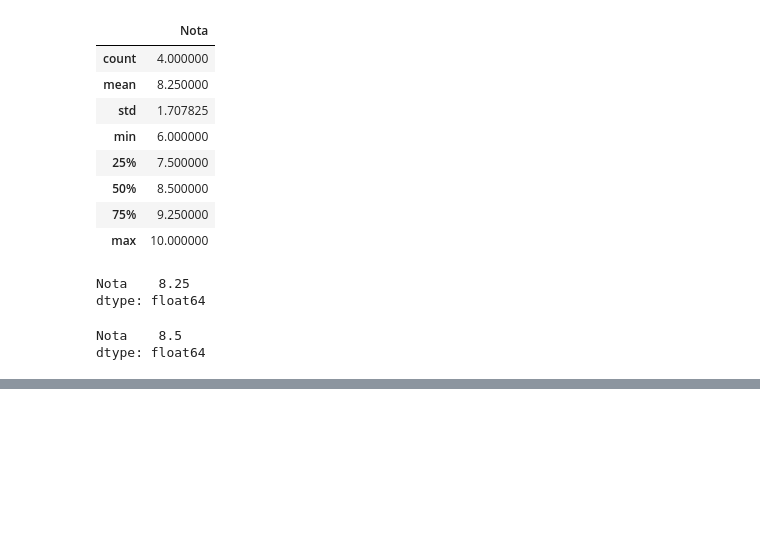
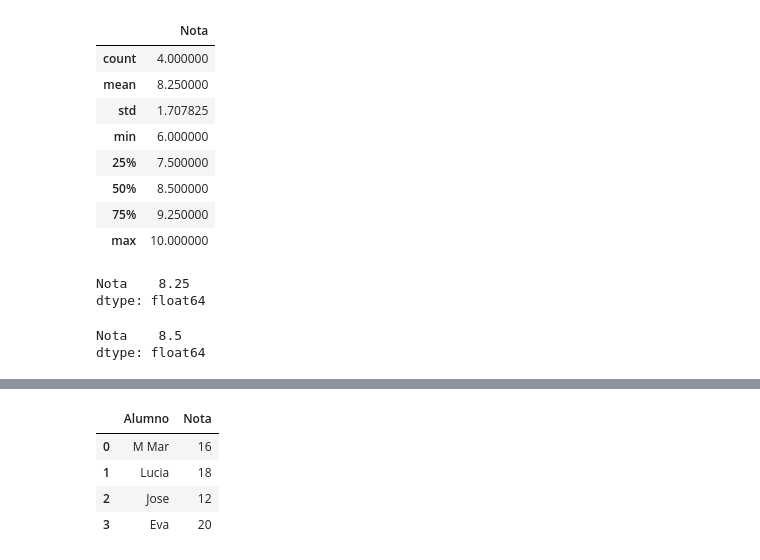
Before and after one commit to josecodetech/pandas, a Jupyter notebook: pandas.ipynb, the cells around one changed output, grey strips where cells are left out. Saved outputs shown, nothing was run; the diff lists cells and outputs as text; code cells hidden in the pictures; blank space fills up the shorter version.

```diff
--- a/pandas.ipynb
+++ b/pandas.ipynb
@@ -439,0 +442,2 @@ dtype: float64
+# %%
+multiplica_por_dos=lambda x: x*2
@@ -439,0 +452,10 @@ dtype: float64
+# %%
+df['Nota']=df['Nota'].apply(multiplica_por_dos)
+# %%
+df
+# %% [output]
+|  | Alumno | Nota |
+| 0 | M Mar | 16 |
+| 1 | Lucia | 18 |
+| 2 | Jose | 12 |
+| 3 | Eva | 20 |
```
Also changed, not shown: parts of 5 cells of this notebook.
